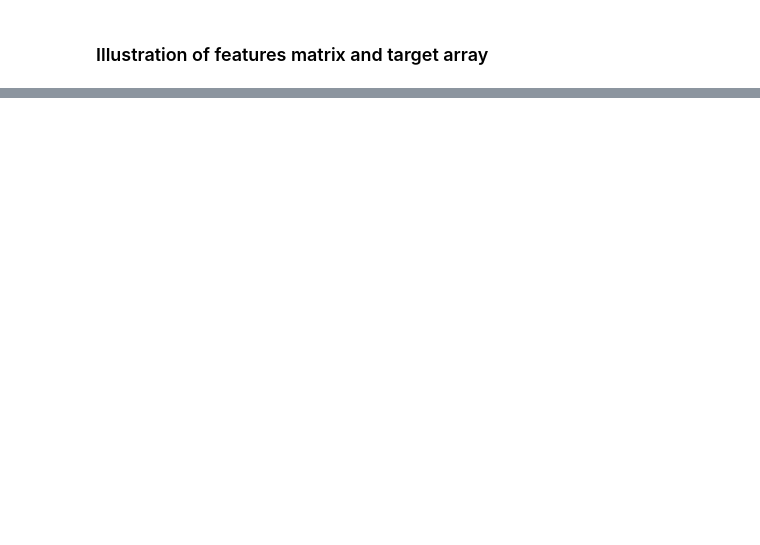
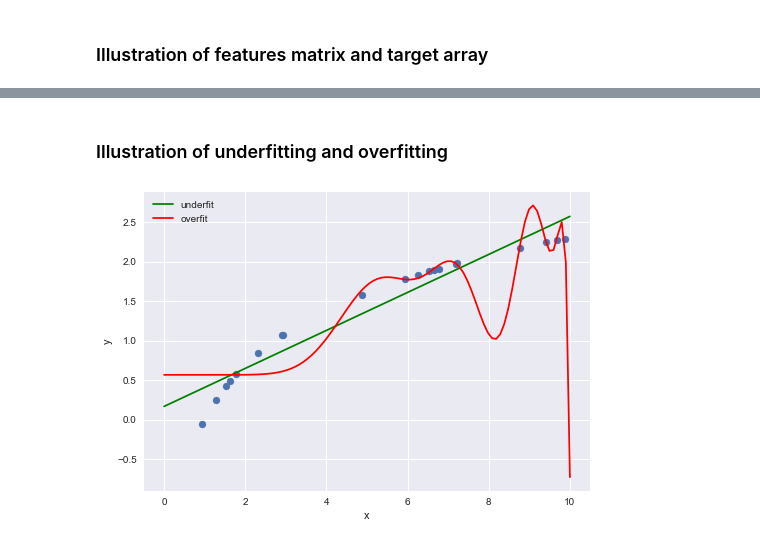
Before and after one commit to alicia-tsai/ccClub, a Jupyter notebook: notebooks/utils.ipynb, the cells around one changed output, grey strips where cells are left out. Saved outputs shown, nothing was run; the diff lists cells and outputs as text; code cells hidden in the pictures; blank space fills up the shorter version.

```diff
--- a/notebooks/utils.ipynb
+++ b/notebooks/utils.ipynb
@@ -30,0 +34,29 @@ fig.savefig('img/features_target.png', bbox_inches="tight")
+# %% [markdown]
+### Illustration of underfitting and overfitting
+# %%
+x = 10*np.random.random(20)
+y = np.log(x)
+
+from sklearn.preprocessing import PolynomialFeatures
+from sklearn.linear_model import LinearRegression
+from sklearn.pipeline import make_pipeline
+simple_model = make_pipeline(PolynomialFeatures(1), LinearRegression())
+complex_model = make_pipeline(PolynomialFeatures(20), LinearRegression())
+
+x = x.reshape(len(x), 1) # convert to 2D
+
+simple_model.fit(x, y)
+complex_model.fit(x, y)
+
+xfit = np.linspace(0, 10, 100)[:, None]  # convert to 2D
+y_simple = simple_model.predict(xfit)
+y_complex = complex_model.predict(xfit)
+
+plt.scatter(x, y)
+plt.plot(xfit, y_simple, color='g', label='underfit')
+plt.plot(xfit, y_complex, color='r', label='overfit')
+plt.xlabel('x')
+plt.ylabel('y')
+plt.legend();
+# %% [output]
+[figure, added]
```
Also changed, not shown: parts of 2 cells of this notebook, 7 other files.
